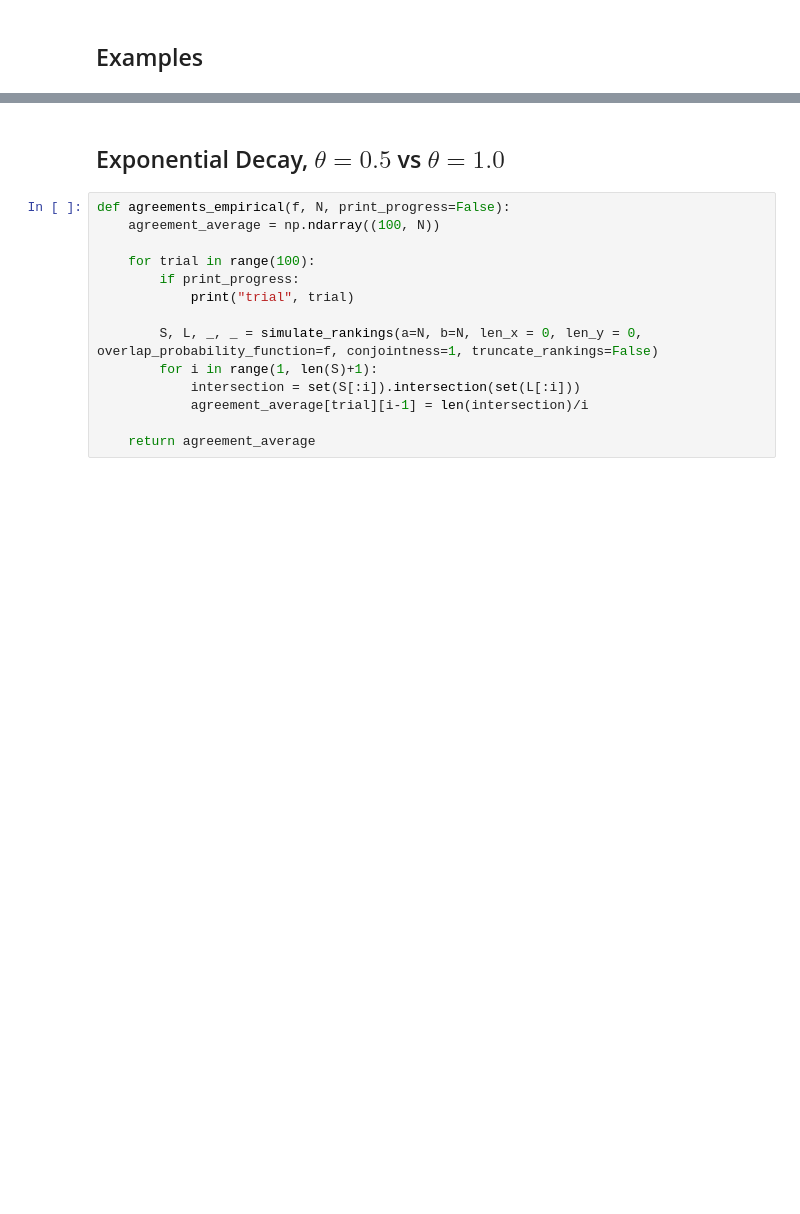
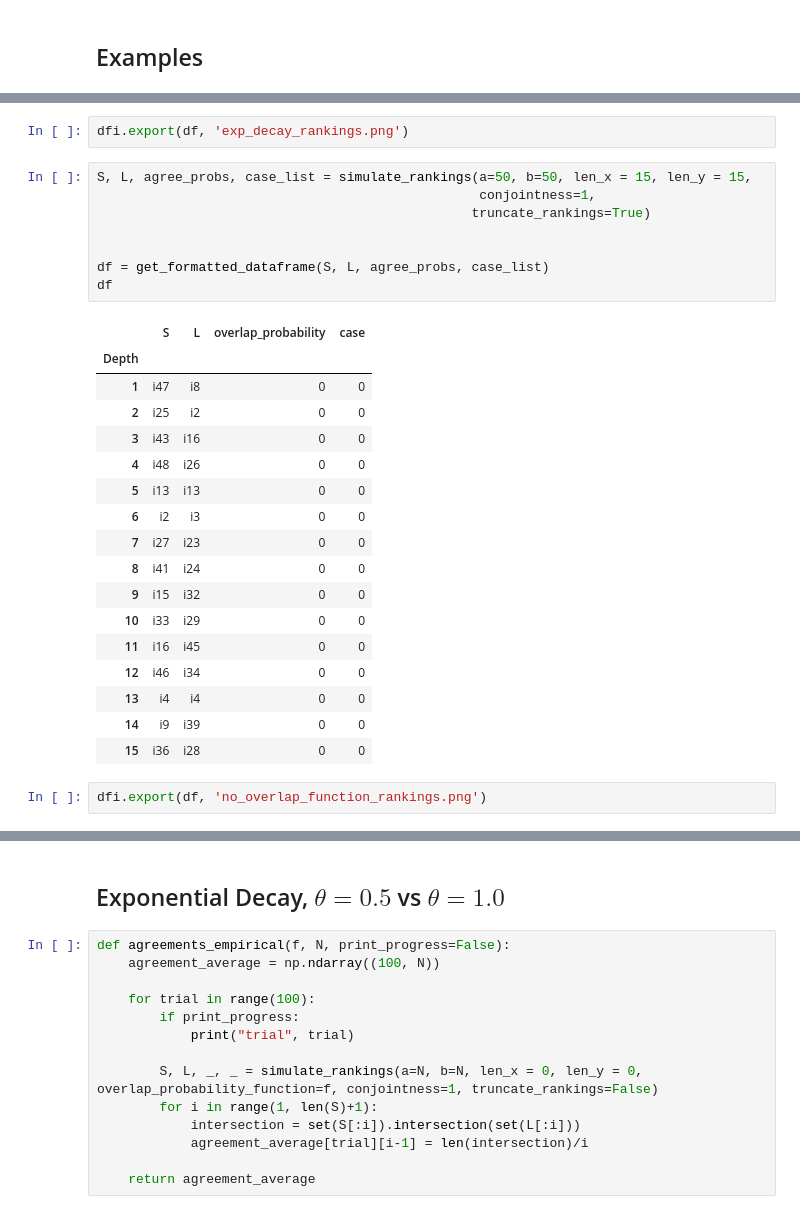
Before and after one commit to somduttasinha/synthetic-ranking-generation, a Jupyter notebook: exploratory/03-results.ipynb, the cells around one changed output, grey strips where cells are left out. Drawn from its saved outputs; the diff is of its cells as text; blank space fills up the shorter version.

```diff
--- a/exploratory/03-results.ipynb
+++ b/exploratory/03-results.ipynb
@@ -120,0 +149,30 @@ get_formatted_dataframe(S, L, agree_probs, case_list)
+# %%
+dfi.export(df, 'exp_decay_rankings.png')
+# %%
+S, L, agree_probs, case_list = simulate_rankings(a=50, b=50, len_x = 15, len_y = 15,
+                                                 conjointness=1,
+                                                truncate_rankings=True)
+
+
+df = get_formatted_dataframe(S, L, agree_probs, case_list)
+df
+# %% [output]
+|  | S | L | overlap_probability | case |
+| Depth |  |  |  |  |
+| 1 | i47 | i8 | 0 | 0 |
+| 2 | i25 | i2 | 0 | 0 |
+| 3 | i43 | i16 | 0 | 0 |
+| 4 | i48 | i26 | 0 | 0 |
+| 5 | i13 | i13 | 0 | 0 |
+| 6 | i2 | i3 | 0 | 0 |
+| 7 | i27 | i23 | 0 | 0 |
+| 8 | i41 | i24 | 0 | 0 |
+| 9 | i15 | i32 | 0 | 0 |
+| 10 | i33 | i29 | 0 | 0 |
+| 11 | i16 | i45 | 0 | 0 |
+| 12 | i46 | i34 | 0 | 0 |
+| 13 | i4 | i4 | 0 | 0 |
+| 14 | i9 | i39 | 0 | 0 |
+| 15 | i36 | i28 | 0 | 0 |
+# %%
+dfi.export(df, 'no_overlap_function_rankings.png')
```
Also changed, not shown: parts of 10 cells of this notebook, 4 other files.
